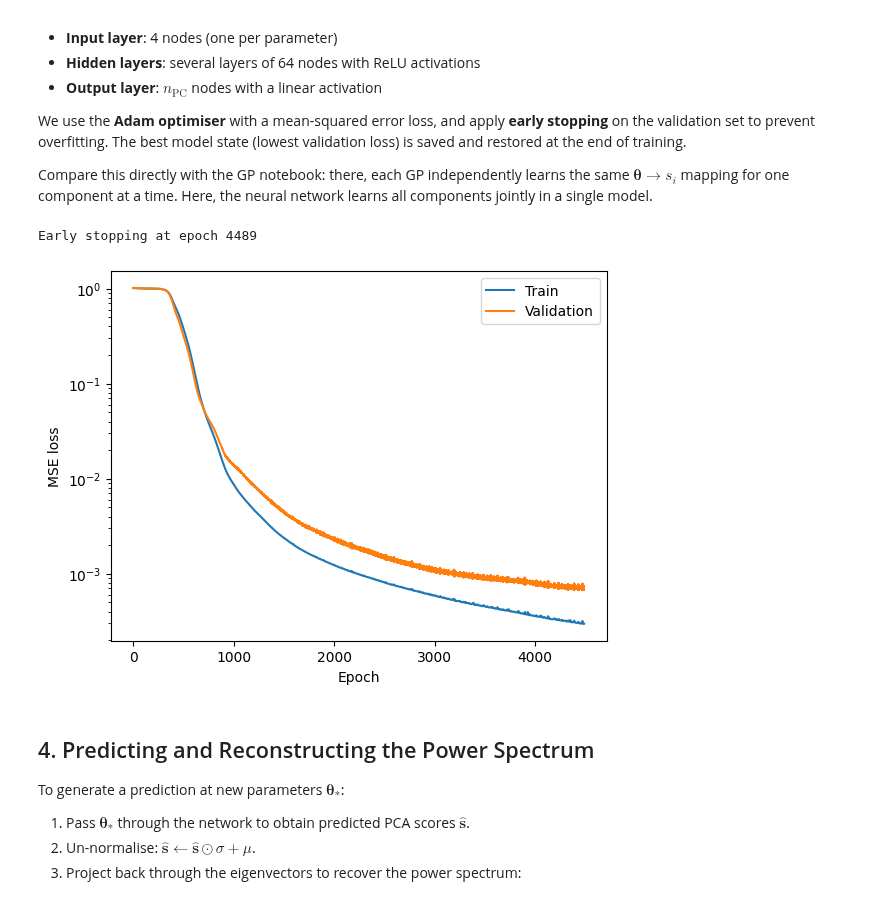
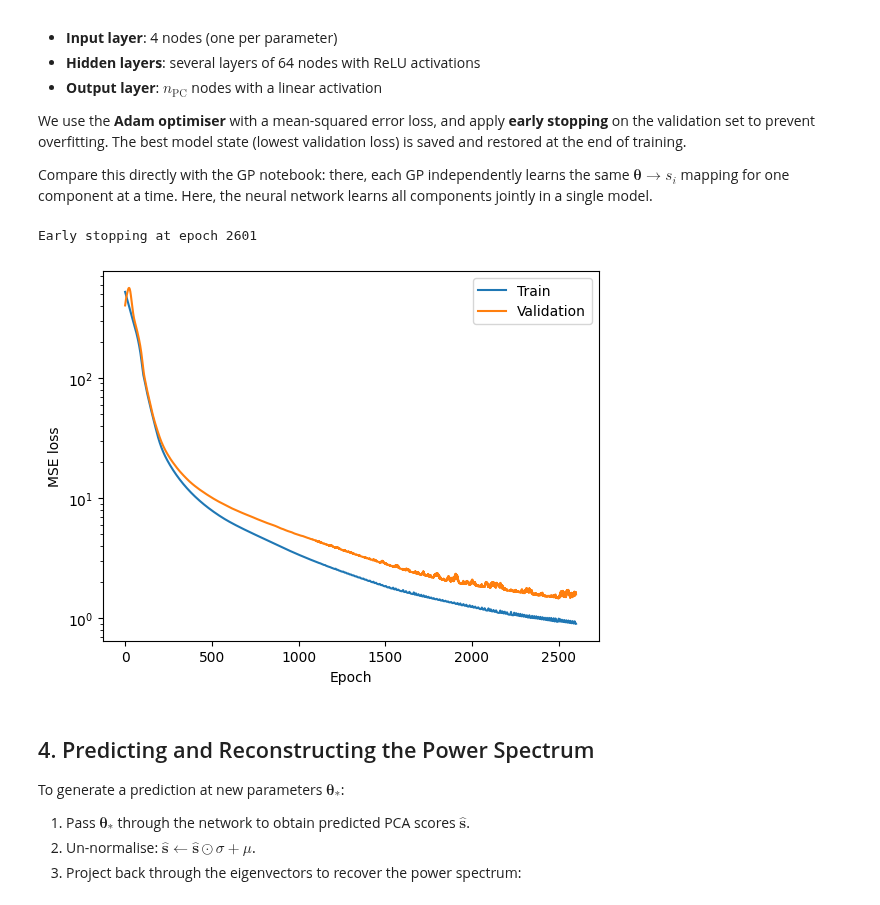
Before and after one commit to htjb/Talks, a Jupyter notebook: Lectures/mphil-lecture-examples/lecture15/21-cm-emulator/nn-emulator.ipynb, the cells around one changed output. Saved outputs shown, nothing was run; the diff lists cells and outputs as text; code cells hidden in the pictures.

```diff
--- a/Lectures/mphil-lecture-examples/lecture15/21-cm-emulator/nn-emulator.ipynb
+++ b/Lectures/mphil-lecture-examples/lecture15/21-cm-emulator/nn-emulator.ipynb
@@ -30,8 +30,13 @@ We load the same 2500 `zeus21` realisations used in the GP emulator notebook. Ea
 
 The four parameters are collected into a design matrix $\mathbf{X} \in \mathbb{R}^{2500 \times 4}$. As before, we work in **log-space** to regularise the input range.
 # %%
-simulations = [np.load(f"../simulations/sample_{i:06d}.npz",
-                       allow_pickle=True) for i in range(2500)]
+simulations = []
+for i in range(10000):
+    try:
+        simulations.append(np.load(f"../simulations/sample_{i:06d}.npz",
+                       allow_pickle=True))
+    except FileNotFoundError:
+        pass
 
 k = simulations[0]["k"]
 powers = np.array([sim["power"] for sim in simulations])
@@ -121,24 +126,43 @@ Compare this directly with the GP notebook: there, each GP independently learns
 # %%
 class Emulator(nn.Module):
     def __init__(self, input_dim, output_dim, hidden_dim=64, num_layers=3):
-        super(Emulator, self).__init__()
-        self.layers = nn.ModuleList()
-        self.layers.append(nn.Linear(input_dim, hidden_dim))
-        for _ in range(num_layers):
-            self.layers.append(nn.Linear(hidden_dim, hidden_dim))
-        self.layers.append(nn.Linear(hidden_dim, output_dim))
+        super().__init__()
+        self.input_layer = nn.Linear(input_dim, hidden_dim)
+        self.hidden_layers = nn.ModuleList(
+            [nn.Linear(hidden_dim, hidden_dim) for _ in range(num_layers)]
+        )
+        self.output_layer = nn.Linear(hidden_dim, output_dim)
+        self.batchnorms = nn.ModuleList(
+            [nn.BatchNorm1d(hidden_dim) for _ in range(num_layers + 1)]
+        )
 
     def forward(self, x):
-        for layer in self.layers[:-1]:
-            x = torch.relu(layer(x))
-        return self.layers[-1](x)
+        x = nn.GELU()(self.batchnorms[0](self.input_layer(x)))
+        for i, layer in enumerate(self.hidden_layers):
+            residual = x
+            x = nn.GELU()(self.batchnorms[i + 1](layer(x)))
+            if i % 2 == 1:  # add residual every 2 hidden layers
+                x = x + residual
+        return self.output_layer(x)
+
+norm_std = torch.tensor(norm_std, dtype=torch.float32)
+norm_mean = torch.tensor(norm_mean, dtype=torch.float32)
+eigenvectors = torch.tensor(eigenvectors, dtype=torch.float32)
+
+def loss(pred, target):
+    pred = pred * norm_std + norm_mean
+    reconstructed = pred @ eigenvectors[:, :n_components].T
+    recontarget = target * norm_std + norm_mean
+    recontarget = recontarget @ eigenvectors[:, :n_components].T
+    return torch.mean(torch.abs(reconstructed - recontarget) / torch.abs(recontarget))
+
 
 
 input_dim  = train_X.shape[1]     # 4 parameters
 output_dim = train_pca.shape[1]   # n_components PCA scores
 
-model     = Emulator(input_dim, output_dim, hidden_dim=32, num_layers=10)
-criterion = nn.MSELoss()
+model     = Emulator(input_dim, output_dim, hidden_dim=16, num_layers=10)
+criterion = loss
 optimizer = torch.optim.Adam(model.parameters(), lr=0.0001)
 
 train_X_tensor   = torch.tensor(train_X,   dtype=torch.float32)
@@ -164,36 +188,36 @@ for epoch in pbar:
     model.eval()
     with torch.no_grad():
         val_loss = criterion(model(val_X_tensor), val_pca_tensor)
 
     train_losses.append(loss.item())
     val_losses.append(val_loss.item())
 
     if val_loss < best_val_loss:
         best_val_loss    = val_loss
         best_model_state = model.state_dict()
         counter = 0
     else:
         counter += 1
         if counter >= patience:
             print(f'Early stopping at epoch {epoch+1}')
             break
 
     pbar.set_description(
-        f'Loss: {loss.item():.4f}  Val: {val_loss.item():.4f}'
+        f'Loss: {loss.item():.6f}  Val: {val_loss.item():.6f}'
     )
 
 model.load_state_dict(best_model_state)
 
 plt.plot(train_losses, label='Train')
 plt.plot(val_losses,   label='Validation')
 plt.xlabel('Epoch')
 plt.ylabel('MSE loss')
 plt.yscale('log')
 plt.legend()
 plt.savefig('training-loss.png', dpi=300, bbox_inches='tight')
 # %% [output]
-Early stopping at epoch 4489
+Early stopping at epoch 2601
-[figure, old version]
+[figure, new version]
 # %% [markdown]
 ## 4. Predicting and Reconstructing the Power Spectrum
 
```
Also changed, not shown: parts of 4 cells of this notebook, 9 other files.
